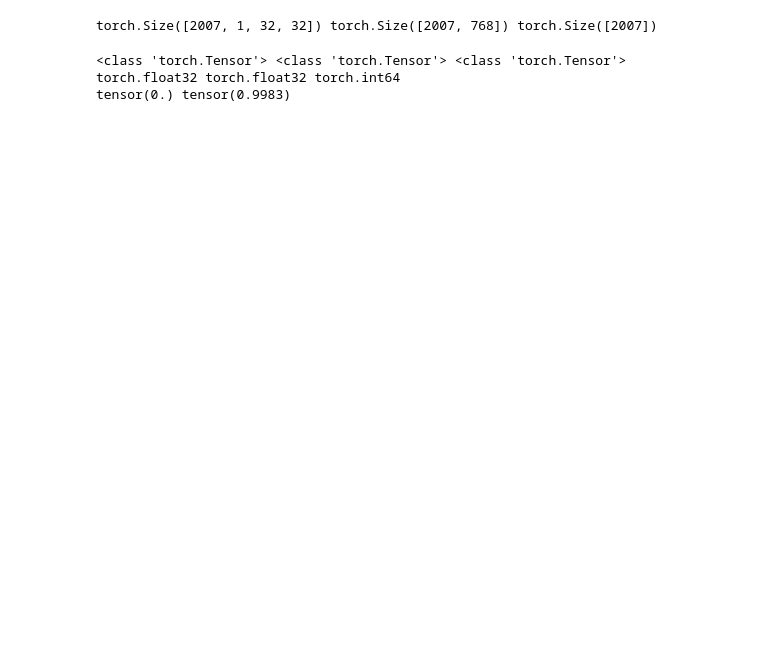
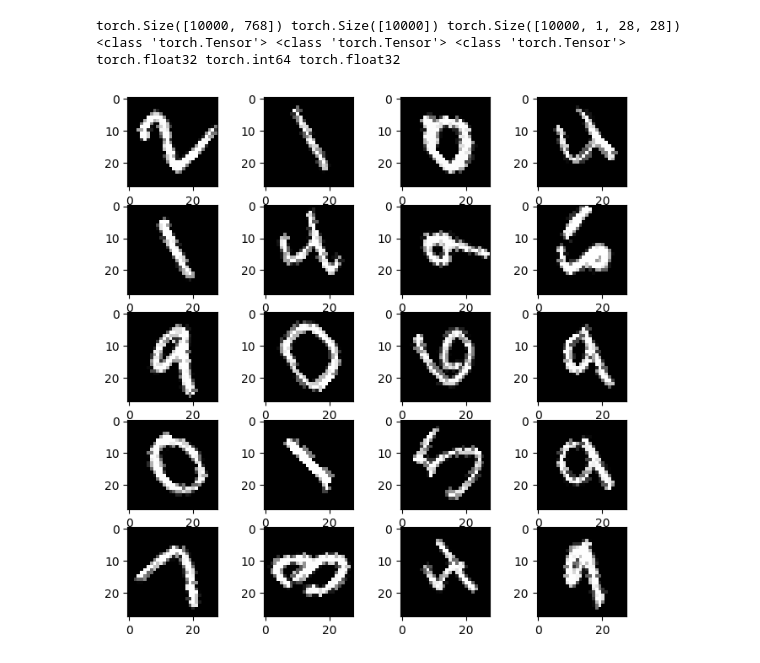
Before and after one commit to inouye-lab/vaub-gp-pl-hydra, a Jupyter notebook: notebooks/generate_embed_dataset.ipynb, the cells around one changed output. Drawn from its saved outputs; the diff is of its cells as text; code cells hidden in the pictures; blank space fills up the shorter version.

```diff
--- a/notebooks/generate_embed_dataset.ipynb
+++ b/notebooks/generate_embed_dataset.ipynb
@@ -184,15 +474,23 @@ encoded_vectors, targets, images_batch = torch.load(os.path.join('../data', 'enc
-# %%
-print(encoded_vectors.shape, targets.shape, images_batch.shape)
-# %% [output]
-torch.Size([2007, 1, 32, 32]) torch.Size([2007, 768]) torch.Size([2007])
-# %%
-# check the data type
-print(type(encoded_vectors), type(targets), type(images_batch))
-# check the dtype
-print(encoded_vectors.dtype, targets.dtype, images_batch.dtype)
-# give the range of encoded vectors
-print(encoded_vectors.min(), encoded_vectors.max())
-# %% [output]
-<class 'torch.Tensor'> <class 'torch.Tensor'> <class 'torch.Tensor'>
-torch.float32 torch.float32 torch.int64
-tensor(0.) tensor(0.9983)
+# %%
+images_batch, encoded_vectors, targets = torch.load(os.path.join('../data', 'encoded_mnist/encoded_mnist_test_ViT-L-14_commonpool_xl_s13b_b90k_28_rot_45.pth'))
+
+print(encoded_vectors.shape, targets.shape, images_batch.shape)
+# check the data type
+print(type(encoded_vectors), type(targets), type(images_batch))
+# check the dtype
+print(encoded_vectors.dtype, targets.dtype, images_batch.dtype)
+
+import matplotlib.pyplot as plt
+# visulize the images
+fig = plt.figure(figsize=(8, 8))
+columns = 4
+rows = 5
+for i in range(1, columns*rows +1):
+    img = images_batch[i].squeeze()
+    fig.add_subplot(rows, columns, i)
+    plt.imshow(img, cmap='gray')
+# %% [output]
+torch.Size([10000, 768]) torch.Size([10000]) torch.Size([10000, 1, 28, 28])
+<class 'torch.Tensor'> <class 'torch.Tensor'> <class 'torch.Tensor'>
+torch.float32 torch.int64 torch.float32
+[figure, added]
```
Also changed, not shown: parts of 21 cells of this notebook, 20 other files.
